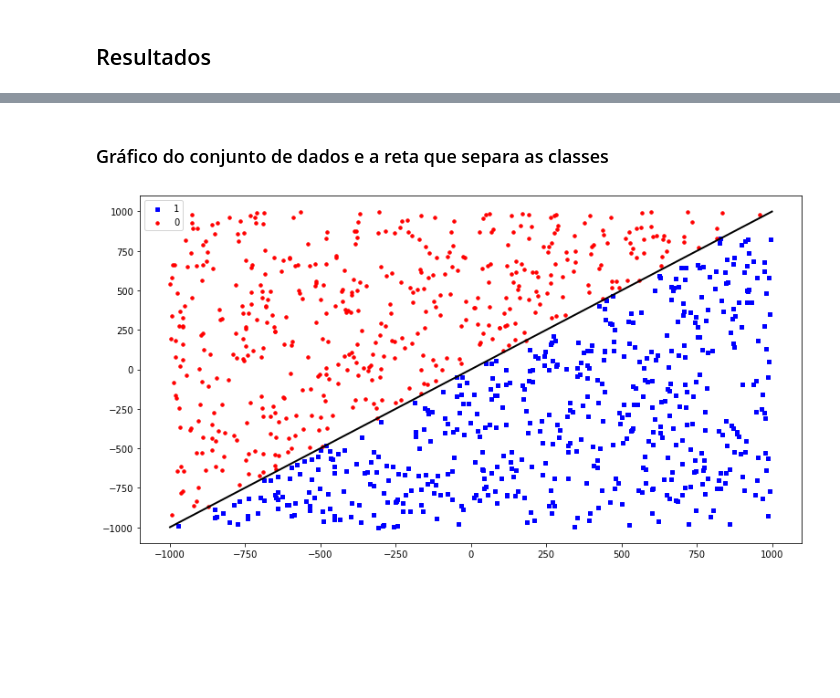
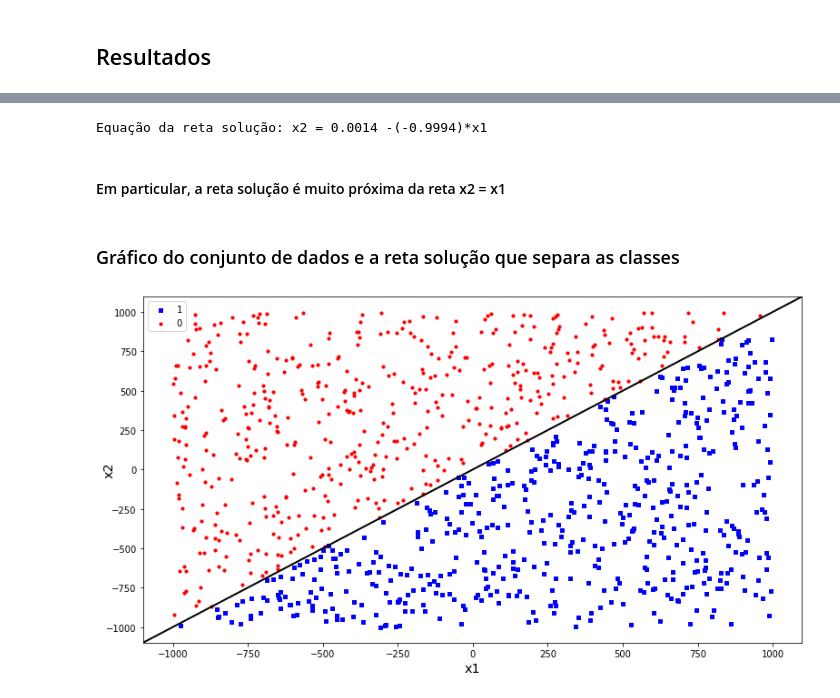
Before and after one commit to userddssilva/Perceptron-PP2-RNA2020.1, a Jupyter notebook: notebooks/Parte 1.ipynb, the cells around one changed output, grey strips where cells are left out. Cells and saved outputs as stored; diff of their text form; code cells hidden in the pictures; blank space fills up the shorter version.

Commit message:
otimização da reta parte 1

```diff
--- a/notebooks/Parte 1.ipynb
+++ b/notebooks/Parte 1.ipynb
@@ -128,24 +123,40 @@ x2_2 = weights[0]/weights[2] - (weights[1]/weights[2])*(-1000)
+# %%
+print("Equação da reta solução: x2 = " +
+      str(np.round((weights[0]/weights[2]), 4)) +
+      " -(" +
+      str(np.round((weights[1]/weights[2]), 4)) +
+      ")*x1")
+# %% [output]
+Equação da reta solução: x2 = 0.0014 -(-0.9994)*x1
+# %% [markdown]
+#### Em particular, a reta solução é muito próxima da reta x2 = x1
 # %% [markdown]
-### Gráfico do conjunto de dados e a reta que separa as classes
+### Gráfico do conjunto de dados e a reta solução que separa as classes
 # %%
 plt.figure(figsize=(13, 7))
 x_b = []
 y_b = []
 x_r = []
 y_r = []
 for example in dataAll:
     if example[2] == 1.0:
         x_b.append(example[0])
         y_b.append(example[1])
     if example[2] == 0.0:
         x_r.append(example[0])
         y_r.append(example[1])
 
-size = 12
+size = 10
 plt.scatter(x_b, y_b, s=size, color='b', marker="s", label='1')
 plt.scatter(x_r, y_r, s=size, color='r', marker="o", label='0')
+
 plt.legend(loc='upper left')
-plt.plot([1000, -1000],[x2_1, x2_2], color='black', linewidth=2)
+plt.xlabel("x1", size='x-large')
+plt.ylabel("x2", labelpad=-10, size='x-large')
+
+slope = -(weights[0]/weights[2]) / (weights[0]/weights[1])
+plt.axline((0, (weights[0]/weights[2])), slope=slope, color="black", lw=2)
+
 plt.show()
 # %% [output]
-[figure, old version]
+[figure, new version]
```
Also changed, not shown: parts of 6 cells of this notebook.
